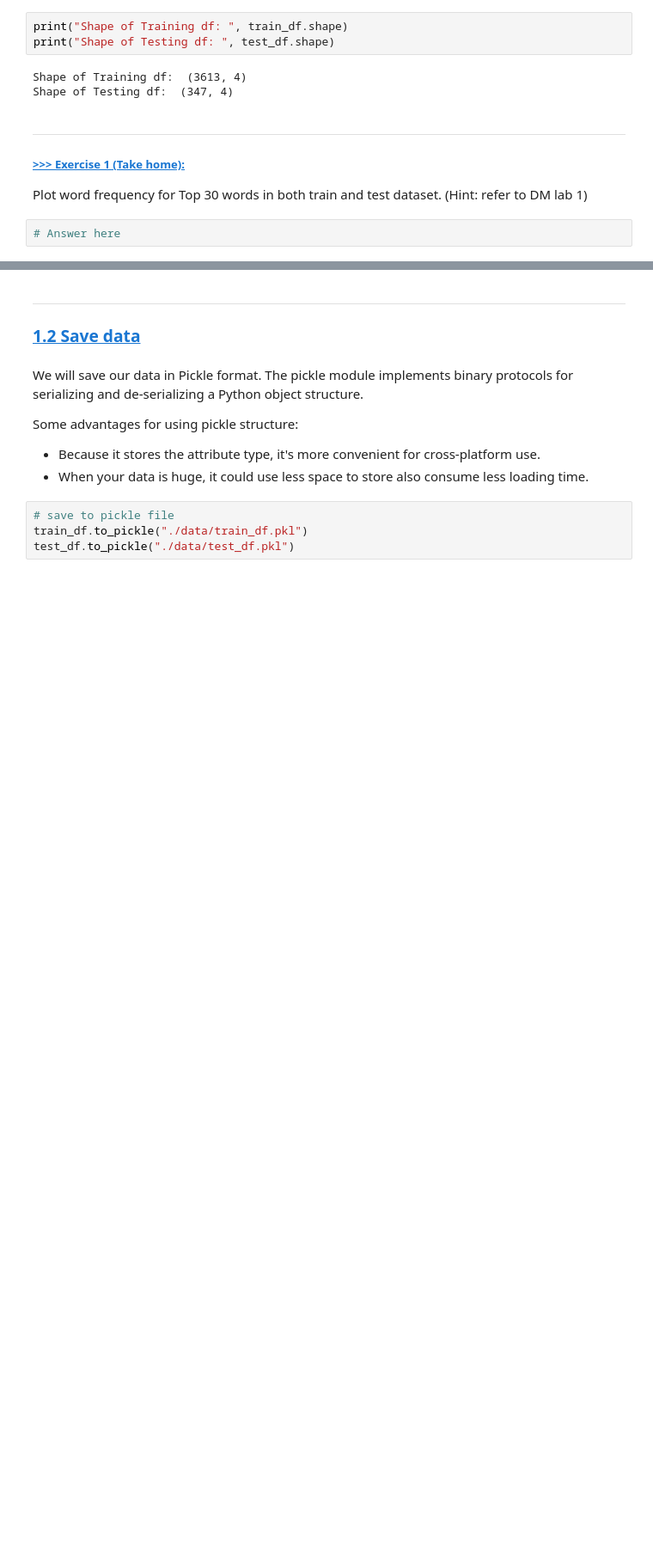
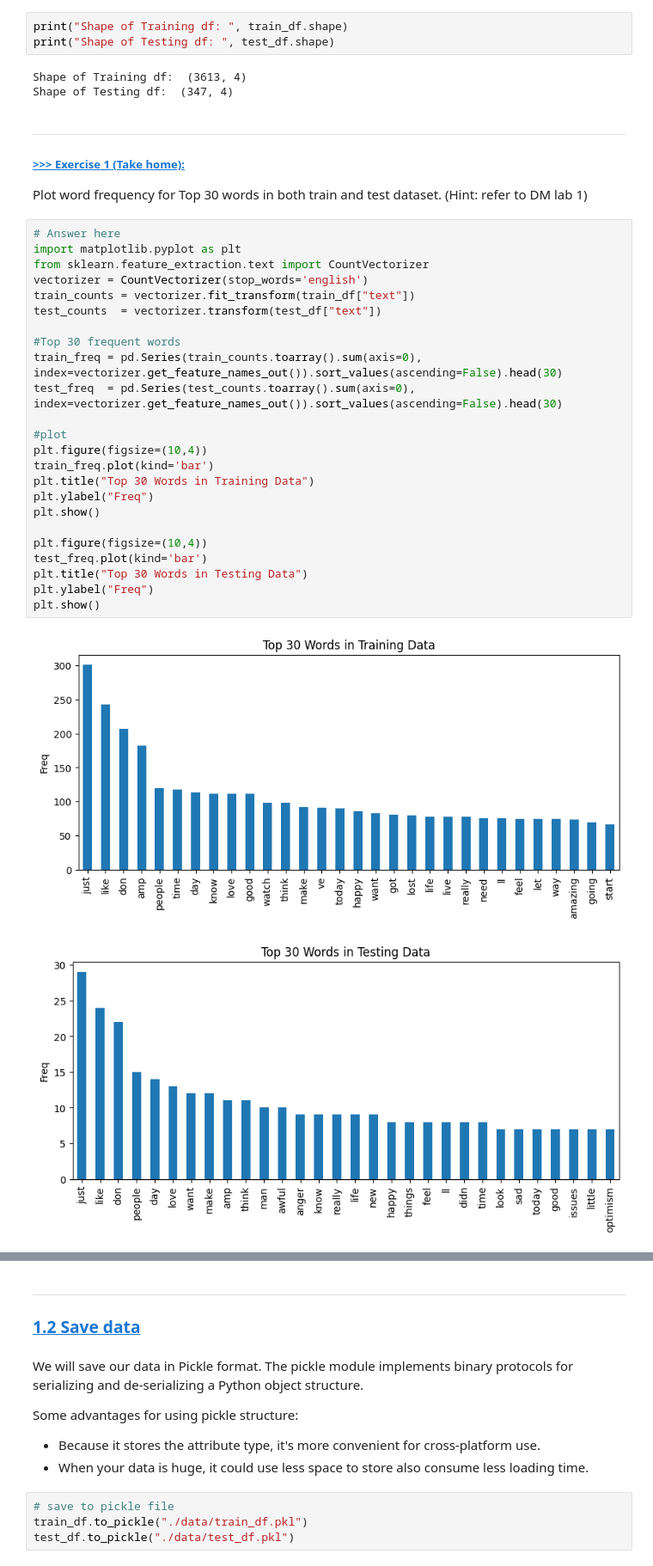
Before and after one commit to Nimomohamed-you/DM2025-Lab2-Exercise, a Jupyter notebook: DM2025-Lab2-Master-Phase_1.ipynb, the cells around one changed output, grey strips where cells are left out. Shown: that part at 86% size. Saved outputs shown, nothing was run; the diff lists cells and outputs as text; blank space fills up the shorter version.

```diff
--- a/DM2025-Lab2-Master-Phase_1.ipynb
+++ b/DM2025-Lab2-Master-Phase_1.ipynb
@@ -178,5 +176,30 @@ Shape of Testing df:  (347, 4)
 ---
 ##### <a id='toc1_5_1_1_1_'></a>[**>>> Exercise 1 (Take home):**](#toc0_)
 Plot word frequency for Top 30 words in both train and test dataset. (Hint: refer to DM lab 1)
-# %%
-# Answer here
+# %%
+# Answer here
+import matplotlib.pyplot as plt
+from sklearn.feature_extraction.text import CountVectorizer
+vectorizer = CountVectorizer(stop_words='english')
+train_counts = vectorizer.fit_transform(train_df["text"])
+test_counts  = vectorizer.transform(test_df["text"])
+
+#Top 30 frequent words
+train_freq = pd.Series(train_counts.toarray().sum(axis=0), index=vectorizer.get_feature_names_out()).sort_values(ascending=False).head(30)
+test_freq  = pd.Series(test_counts.toarray().sum(axis=0),  index=vectorizer.get_feature_names_out()).sort_values(ascending=False).head(30)
+
+#plot
+plt.figure(figsize=(10,4))
+train_freq.plot(kind='bar')
+plt.title("Top 30 Words in Training Data")
+plt.ylabel("Freq")
+plt.show()
+
+plt.figure(figsize=(10,4))
+test_freq.plot(kind='bar')
+plt.title("Top 30 Words in Testing Data")
+plt.ylabel("Freq")
+plt.show()
+# %% [output]
+[figure, added]
+[figure, added]
```
Also changed, not shown: parts of 39 cells of this notebook, 3 other files.
